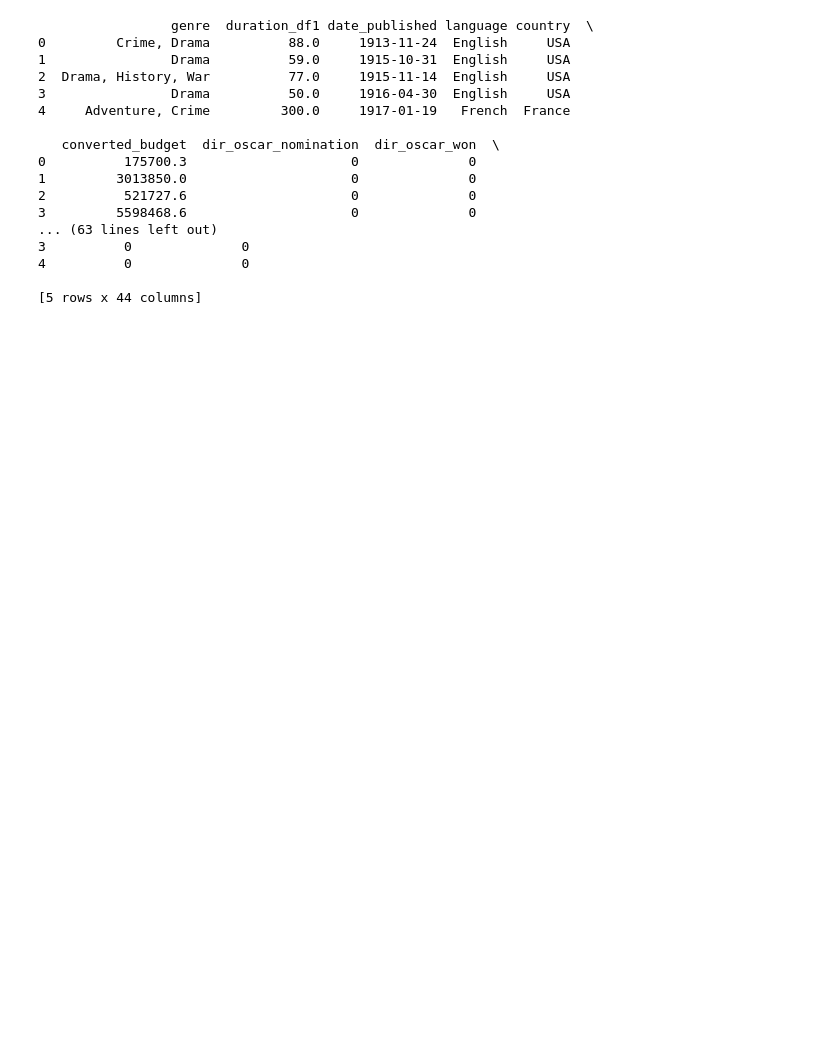
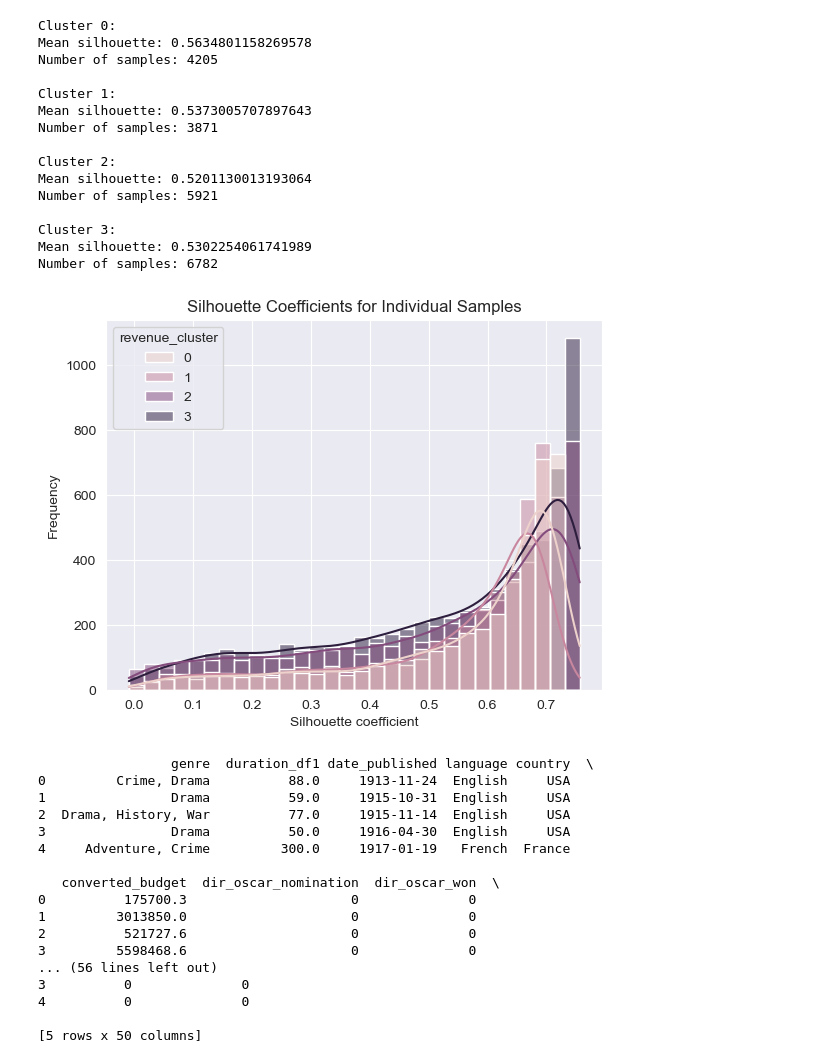
Before and after one commit to AndreaRuggieri/DMML, a Jupyter notebook: Preprocessing/cleaned_test.ipynb, the cells around one changed output. Drawn from its saved outputs; the diff is of its cells as text; code cells hidden in the pictures; blank space fills up the shorter version.

```diff
--- a/Preprocessing/cleaned_test.ipynb
+++ b/Preprocessing/cleaned_test.ipynb
@@ -34 +47,41 @@ Cluster 3 center: 3869844026.9244895
+# %%
+from sklearn.metrics import silhouette_samples
+
+# Calcola la silhouette per ogni campione
+silhouette_samples_values = silhouette_samples(df[['new_revenue_with_CPI']], df['revenue_cluster'])
+
+# Aggiungi i valori di silhouette come colonna al DataFrame
+df['silhouette'] = silhouette_samples_values
+
+# Visualizza le silhouette dei singoli cluster
+for cluster in sorted(df['revenue_cluster'].unique()):
+    cluster_silhouette_values = df[df['revenue_cluster'] == cluster]['silhouette']
+    print(f"Cluster {cluster}:")
+    print("Mean silhouette:", cluster_silhouette_values.mean())
+    print("Number of samples:", cluster_silhouette_values.shape[0])
+    print("")
+
+# Plot delle silhouette dei singoli campioni
+sns.histplot(data=df, x='silhouette', hue='revenue_cluster', bins=30, kde=True)
+plt.xlabel('Silhouette coefficient')
+plt.ylabel('Frequency')
+plt.title('Silhouette Coefficients for Individual Samples')
+plt.show()
+# %% [output]
+Cluster 0:
+Mean silhouette: 0.5634801158269578
+Number of samples: 4205
+
+Cluster 1:
+Mean silhouette: 0.5373005707897643
+Number of samples: 3871
+
+Cluster 2:
+Mean silhouette: 0.5201130013193064
+Number of samples: 5921
+
+Cluster 3:
+Mean silhouette: 0.5302254061741989
+Number of samples: 6782
+[figure, added]
 # %%
@@ -46,7 +99,7 @@ columns_to_keep = [
     'BAFTA_nominees','BAFTA_awards',
     'writer_oscar_won', 'cast_oscar_nomination', 'cast_oscar_won',
     'dir_globe_nomination', 'dir_globe_won', 'production_company_df1',
-    'cast_globe_nomination', 'cast_globe_won','actors_films_before','director_films_before', 'writers_films_before','revenue_cluster'
+    'cast_globe_nomination', 'cast_globe_won','actors_films_before','director_films_before', 'writers_films_before','revenue_cluster','dir_emmy_nom','dir_emmy_won','writer_emmy_won','writer_emmy_nom','act_emmy_nom','act_emmy_won'
 ]
 
 df_selected = df[columns_to_keep].dropna()
@@ -89,11 +142,11 @@ print(X.head())
 1         3013850.0                     0              0
 2          521727.6                     0              0
 3         5598468.6                     0              0
-... (63 lines left out)
+... (56 lines left out)
 3          0              0
 4          0              0
 
-[5 rows x 44 columns]
+[5 rows x 50 columns]
 # %%
 import pandas as pd
 from sklearn.model_selection import train_test_split
```
Also changed, not shown: parts of 12 cells of this notebook, 6 other files.
